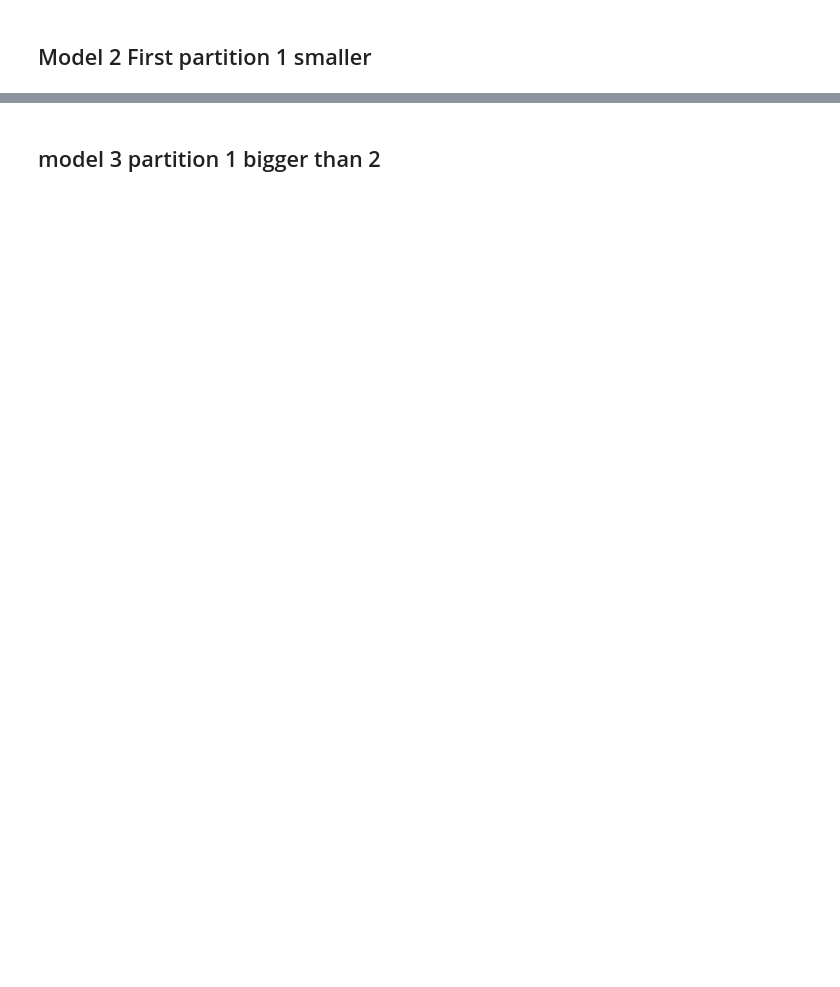
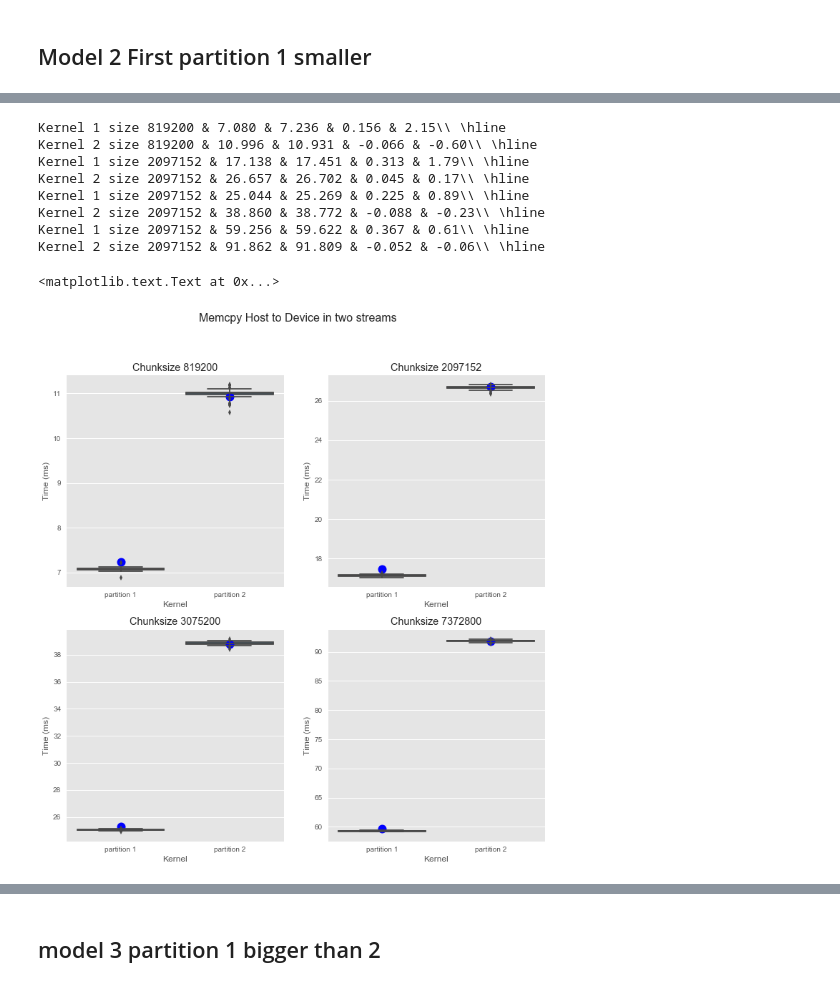
Before and after one commit to Erikun/bandwidthpartition, a Jupyter notebook: chunkedwithkernels.ipynb, the cells around one changed output, grey strips where cells are left out. Drawn from its saved outputs; the diff is of its cells as text; code cells hidden in the pictures; blank space fills up the shorter version.

Commit message:
fixed error in one graph and table

```diff
--- a/chunkedwithkernels.ipynb
+++ b/chunkedwithkernels.ipynb
@@ -1023,0 +907,44 @@ plt.ylabel('Time (ms)')
+# %%
+mtest = pd.read_csv('./data/kerneltestdata/model2sync_960result.csv', sep = ',')
+mtest.columns = mtest.columns.str.strip()
+plt.figure()
+
+plt.subplot(221)
+h = memtransfersync(5,44,26,819200)
+printall(mtest,h,819200)
+
+mtest = pd.read_csv('./data/kerneltestdata/model2sync_1536result.csv', sep = ',')
+mtest.columns = mtest.columns.str.strip()
+
+plt.subplot(222)
+h = memtransfersync(5,44,26,2097152)
+printall(mtest,h,2097152)
+
+
+mtest = pd.read_csv('./data/kerneltestdata/model2sync_1860result.csv', sep = ',')
+mtest.columns = mtest.columns.str.strip()
+
+plt.subplot(223)
+h = memtransfersync(5,44,26,3075200)
+printall(mtest,h,2097152)
+
+mtest = pd.read_csv('./data/kerneltestdata/model2sync_2880result.csv', sep = ',')
+mtest.columns = mtest.columns.str.strip()
+
+plt.subplot(224)
+h = memtransfersync(5,44,26,7372800)
+printall(mtest,h,2097152)
+#mt = mtest[mtest['Kernel']=='partition 1']
+
+plt.suptitle('Memcpy Host to Device in two streams',fontsize=16)
+# %% [output]
+Kernel 1 size 819200 & 7.080 & 7.236 & 0.156 & 2.15\\ \hline
+Kernel 2 size 819200 & 10.996 & 10.931 & -0.066 & -0.60\\ \hline
+Kernel 1 size 2097152 & 17.138 & 17.451 & 0.313 & 1.79\\ \hline
+Kernel 2 size 2097152 & 26.657 & 26.702 & 0.045 & 0.17\\ \hline
+Kernel 1 size 2097152 & 25.044 & 25.269 & 0.225 & 0.89\\ \hline
+Kernel 2 size 2097152 & 38.860 & 38.772 & -0.088 & -0.23\\ \hline
+Kernel 1 size 2097152 & 59.256 & 59.622 & 0.367 & 0.61\\ \hline
+Kernel 2 size 2097152 & 91.862 & 91.809 & -0.052 & -0.06\\ \hline
+<matplotlib.text.Text at 0x...>
+[figure, added]
```
Also changed, not shown: parts of 16 cells of this notebook.
